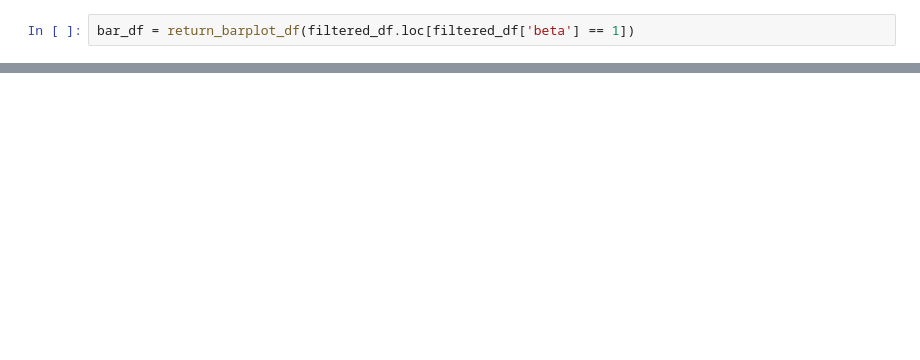
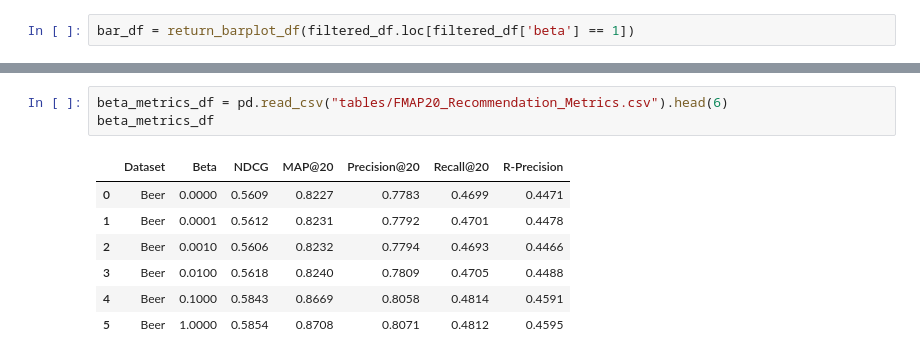
Before and after one commit to k9luo/DeepCritiquingForVAEBasedRecSys, a Jupyter notebook: F-MAP Plots.ipynb, the cells around one changed output, grey strips where cells are left out. Saved outputs shown, nothing was run; the diff lists cells and outputs as text; blank space fills up the shorter version.

```diff
--- a/F-MAP Plots.ipynb
+++ b/F-MAP Plots.ipynb
@@ -249,0 +264,11 @@ No handles with labels found to put in legend.
+# %%
+beta_metrics_df = pd.read_csv("tables/FMAP20_Recommendation_Metrics.csv").head(6)
+beta_metrics_df
+# %% [output]
+|  | Dataset | Beta | NDCG | MAP@20 | Precision@20 | Recall@20 | R-Precision |
+| 0 | Beer | 0.0000 | 0.5609 | 0.8227 | 0.7783 | 0.4699 | 0.4471 |
+| 1 | Beer | 0.0001 | 0.5612 | 0.8231 | 0.7792 | 0.4701 | 0.4478 |
+| 2 | Beer | 0.0010 | 0.5606 | 0.8232 | 0.7794 | 0.4693 | 0.4466 |
+| 3 | Beer | 0.0100 | 0.5618 | 0.8240 | 0.7809 | 0.4705 | 0.4488 |
+| 4 | Beer | 0.1000 | 0.5843 | 0.8669 | 0.8058 | 0.4814 | 0.4591 |
+| 5 | Beer | 1.0000 | 0.5854 | 0.8708 | 0.8071 | 0.4812 | 0.4595 |
```
Also changed, not shown: parts of 13 cells of this notebook, 4 other files.
